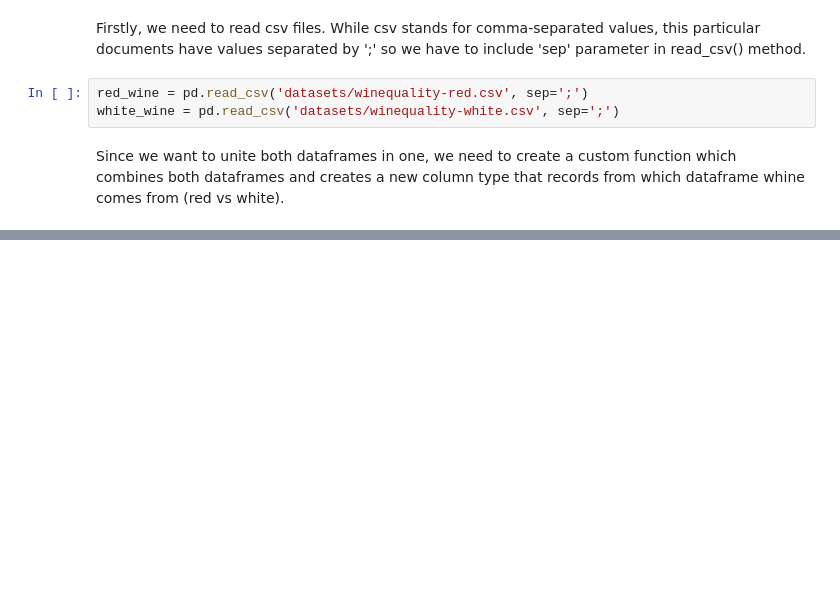
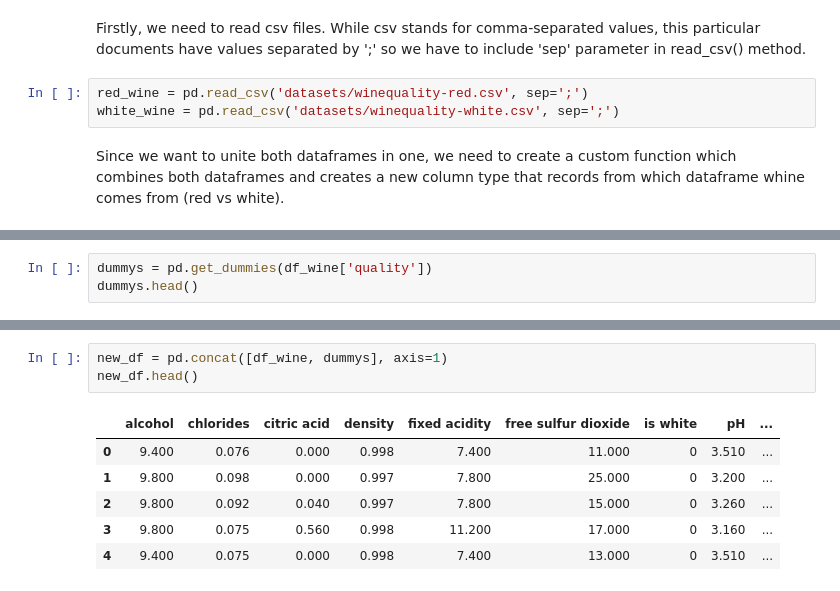
Before and after one commit to arturvilenskiy/data_science_portfolio, a Jupyter notebook: wine_quality.ipynb, the cells around one changed output, grey strips where cells are left out. Cells and saved outputs as stored; diff of their text form; blank space fills up the shorter version.

```diff
--- a/wine_quality.ipynb
+++ b/wine_quality.ipynb
@@ -111,0 +148,3 @@ df_wine.reset_index()
+# %%
+dummys = pd.get_dummies(df_wine['quality'])
+dummys.head()
@@ -111,0 +158,10 @@ df_wine.reset_index()
+# %%
+new_df = pd.concat([df_wine, dummys], axis=1)
+new_df.head()
+# %% [output]
+|  | alcohol | chlorides | citric acid | density | fixed acidity | free sulfur dioxide | is white | pH | ... |
+| 0 | 9.400 | 0.076 | 0.000 | 0.998 | 7.400 | 11.000 | 0 | 3.510 | ... |
+| 1 | 9.800 | 0.098 | 0.000 | 0.997 | 7.800 | 25.000 | 0 | 3.200 | ... |
+| 2 | 9.800 | 0.092 | 0.040 | 0.997 | 7.800 | 15.000 | 0 | 3.260 | ... |
+| 3 | 9.800 | 0.075 | 0.560 | 0.998 | 11.200 | 17.000 | 0 | 3.160 | ... |
+| 4 | 9.400 | 0.075 | 0.000 | 0.998 | 7.400 | 13.000 | 0 | 3.510 | ... |
```
Also changed, not shown: parts of 28 cells of this notebook, 2 other files.
